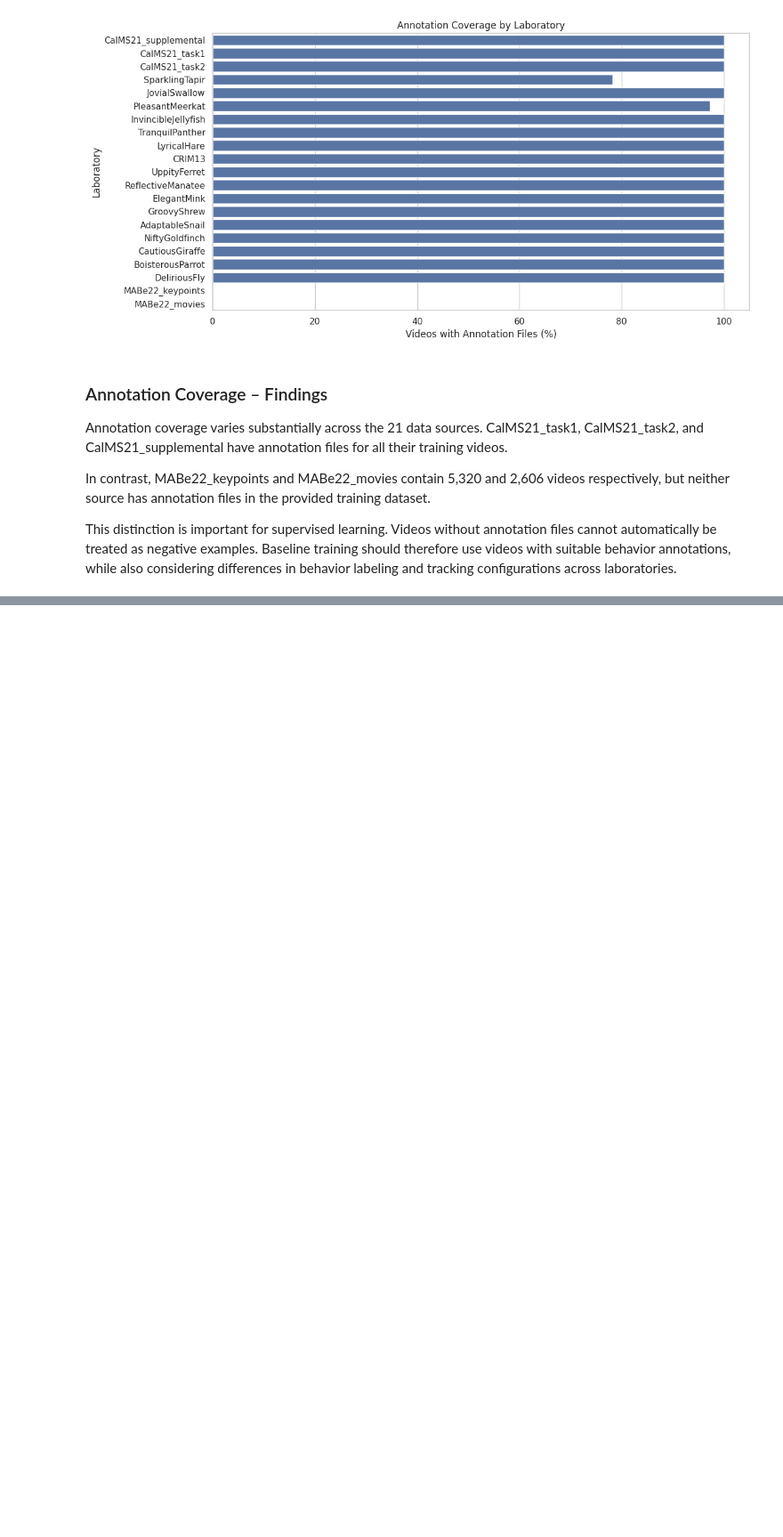
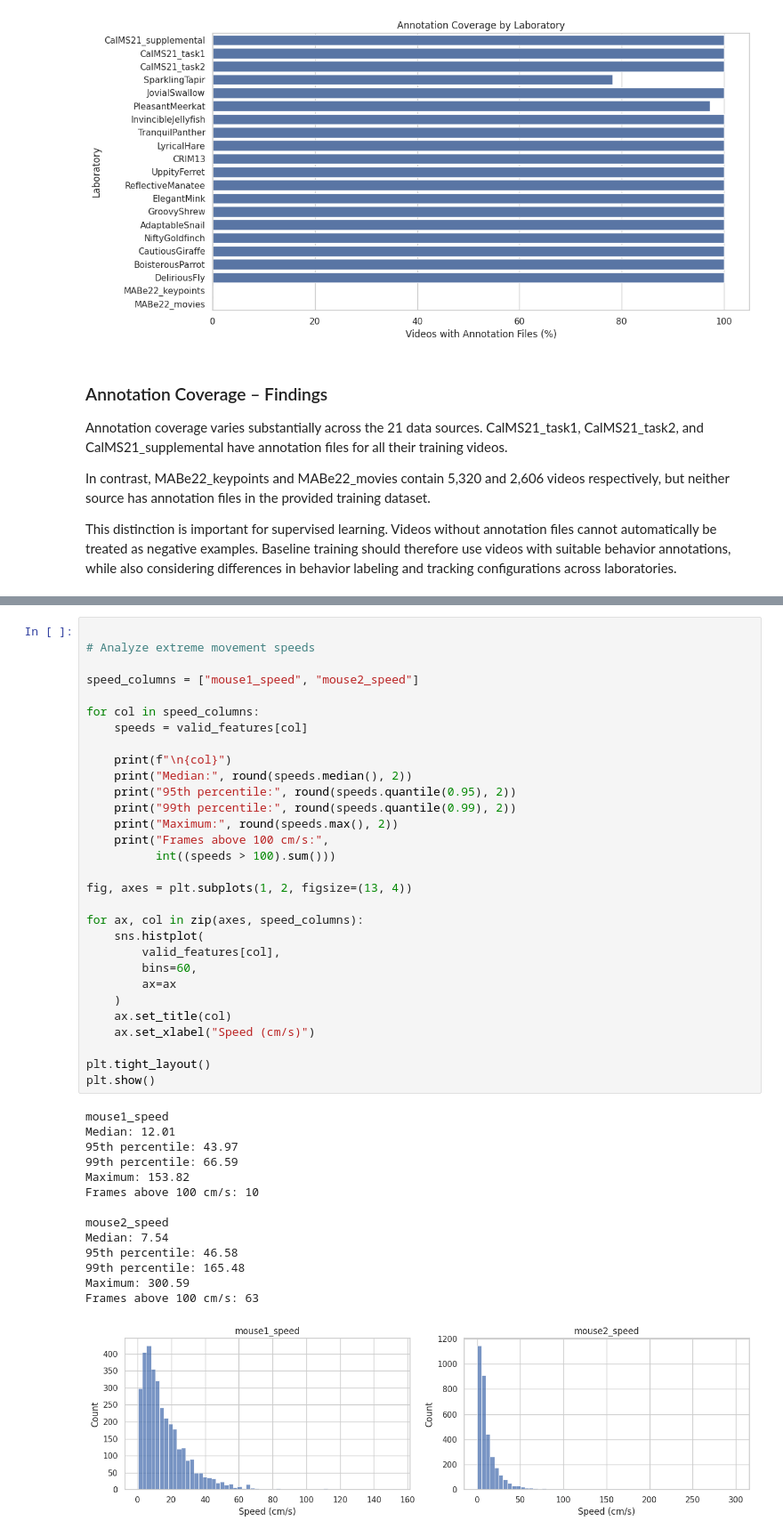
Before and after one commit to aytug-guler/GROUP19_CENG313, a Jupyter notebook: assignment1_eda_baseline.ipynb, the cells around one changed output, grey strips where cells are left out. Shown at 89% size. Saved outputs shown, nothing was run; the diff lists cells and outputs as text; blank space fills up the shorter version.

```diff
--- a/assignment1_eda_baseline.ipynb
+++ b/assignment1_eda_baseline.ipynb
@@ -893,0 +1602,45 @@ This distinction is important for supervised learning. Videos without annotation
+# %%
+
+# Analyze extreme movement speeds
+
+speed_columns = ["mouse1_speed", "mouse2_speed"]
+
+for col in speed_columns:
+    speeds = valid_features[col]
+
+    print(f"\n{col}")
+    print("Median:", round(speeds.median(), 2))
+    print("95th percentile:", round(speeds.quantile(0.95), 2))
+    print("99th percentile:", round(speeds.quantile(0.99), 2))
+    print("Maximum:", round(speeds.max(), 2))
+    print("Frames above 100 cm/s:",
+          int((speeds > 100).sum()))
+
+fig, axes = plt.subplots(1, 2, figsize=(13, 4))
+
+for ax, col in zip(axes, speed_columns):
+    sns.histplot(
+        valid_features[col],
+        bins=60,
+        ax=ax
+    )
+    ax.set_title(col)
+    ax.set_xlabel("Speed (cm/s)")
+
+plt.tight_layout()
+plt.show()
+# %% [output]
+mouse1_speed
+Median: 12.01
+95th percentile: 43.97
+99th percentile: 66.59
+Maximum: 153.82
+Frames above 100 cm/s: 10
+
+mouse2_speed
+Median: 7.54
+95th percentile: 46.58
+99th percentile: 165.48
+Maximum: 300.59
+Frames above 100 cm/s: 63
+[figure, added]
```
Also changed, not shown: parts of 31 cells of this notebook.
